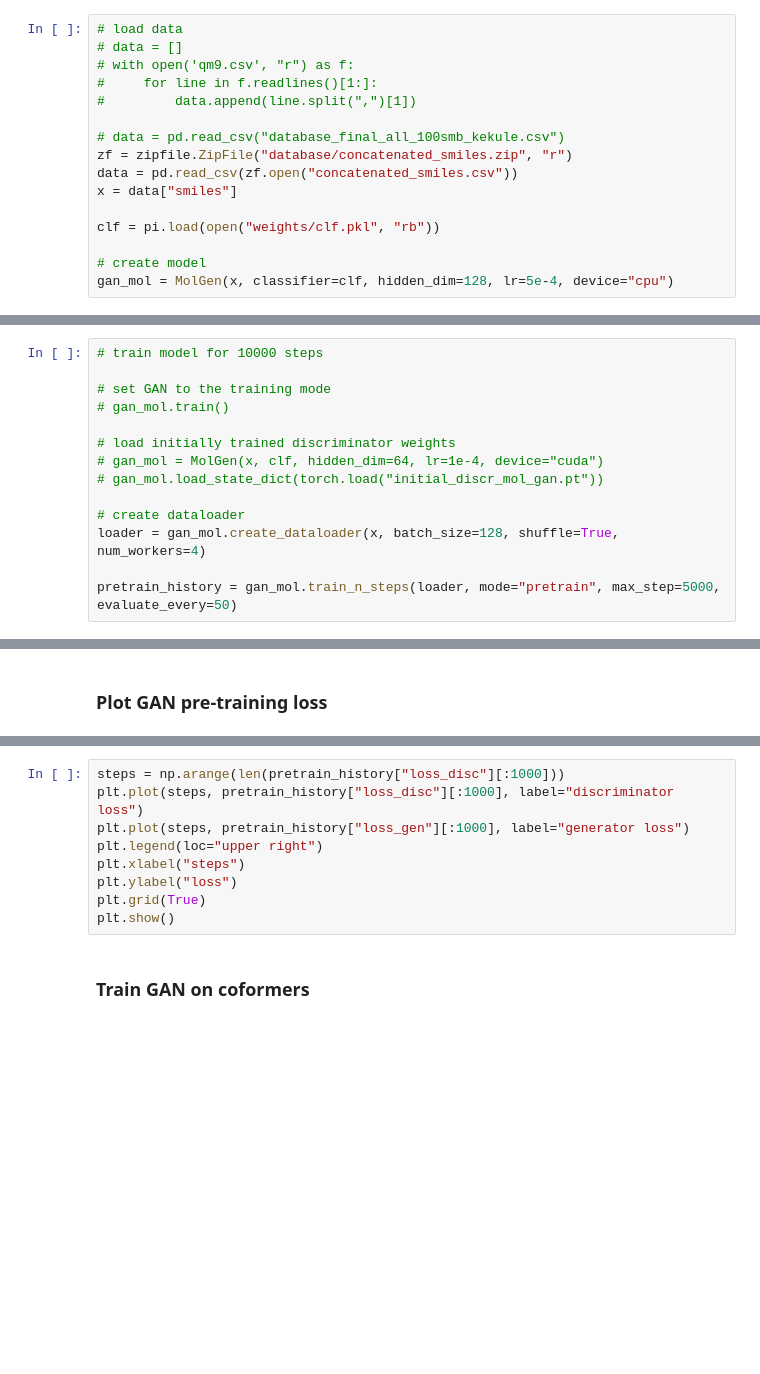
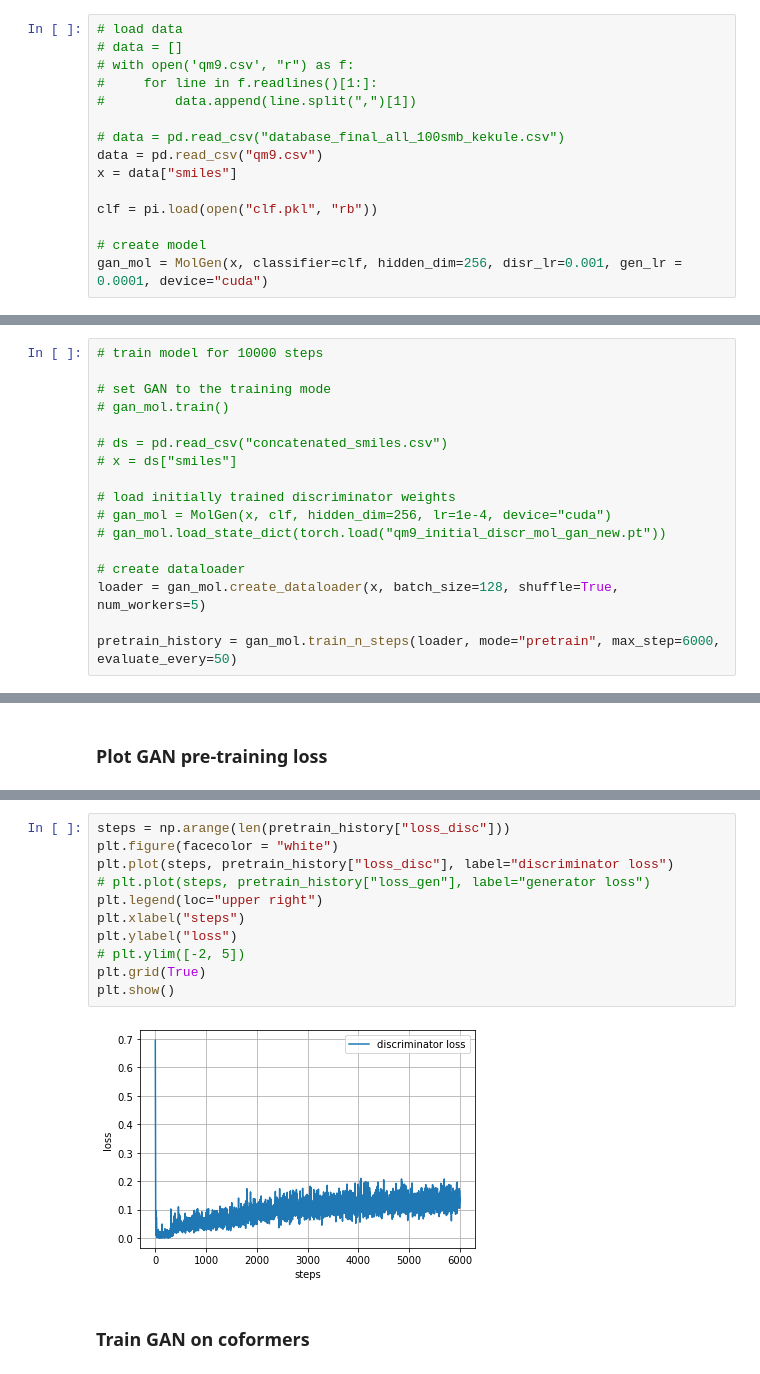
Before and after one commit to nebaskov/MolGen, a Jupyter notebook: notebook.ipynb, the cells around one changed output, grey strips where cells are left out. Drawn from its saved outputs; the diff is of its cells as text; blank space fills up the shorter version.

```diff
--- a/notebook.ipynb
+++ b/notebook.ipynb
@@ -18,11 +58,10 @@ import matplotlib.pyplot as plt
 #         data.append(line.split(",")[1])
 
 # data = pd.read_csv("database_final_all_100smb_kekule.csv")
-zf = zipfile.ZipFile("database/concatenated_smiles.zip", "r")
-data = pd.read_csv(zf.open("concatenated_smiles.csv"))
+data = pd.read_csv("qm9.csv")
 x = data["smiles"]
 
-clf = pi.load(open("weights/clf.pkl", "rb"))
+clf = pi.load(open("clf.pkl", "rb"))
 
 # create model
-gan_mol = MolGen(x, classifier=clf, hidden_dim=128, lr=5e-4, device="cpu")
+gan_mol = MolGen(x, classifier=clf, hidden_dim=256, disr_lr=0.001, gen_lr = 0.0001, device="cuda")
@@ -57,11 +110,14 @@ plt.show()
 # set GAN to the training mode
 # gan_mol.train()
 
+# ds = pd.read_csv("concatenated_smiles.csv")
+# x = ds["smiles"]
+
 # load initially trained discriminator weights
-# gan_mol = MolGen(x, clf, hidden_dim=64, lr=1e-4, device="cuda")
-# gan_mol.load_state_dict(torch.load("initial_discr_mol_gan.pt"))
+# gan_mol = MolGen(x, clf, hidden_dim=256, lr=1e-4, device="cuda")
+# gan_mol.load_state_dict(torch.load("qm9_initial_discr_mol_gan_new.pt"))
 
 # create dataloader
-loader = gan_mol.create_dataloader(x, batch_size=128, shuffle=True, num_workers=4)
+loader = gan_mol.create_dataloader(x, batch_size=128, shuffle=True, num_workers=5)
 
-pretrain_history = gan_mol.train_n_steps(loader, mode="pretrain", max_step=5000, evaluate_every=50)
+pretrain_history = gan_mol.train_n_steps(loader, mode="pretrain", max_step=6000, evaluate_every=50)
@@ -115,12 +160,16 @@ pretrain_history.keys()
 # %%
-steps = np.arange(len(pretrain_history["loss_disc"][:1000]))
-plt.plot(steps, pretrain_history["loss_disc"][:1000], label="discriminator loss")
-plt.plot(steps, pretrain_history["loss_gen"][:1000], label="generator loss")
+steps = np.arange(len(pretrain_history["loss_disc"]))
+plt.figure(facecolor = "white")
+plt.plot(steps, pretrain_history["loss_disc"], label="discriminator loss")
+# plt.plot(steps, pretrain_history["loss_gen"], label="generator loss")
 plt.legend(loc="upper right")
 plt.xlabel("steps")
 plt.ylabel("loss")
+# plt.ylim([-2, 5])
 plt.grid(True)
 plt.show()
+# %% [output]
+[figure, added]
 # %% [markdown]
 ### Train GAN on coformers
 # %%
```
Also changed, not shown: parts of 21 cells of this notebook, 2 other files.
